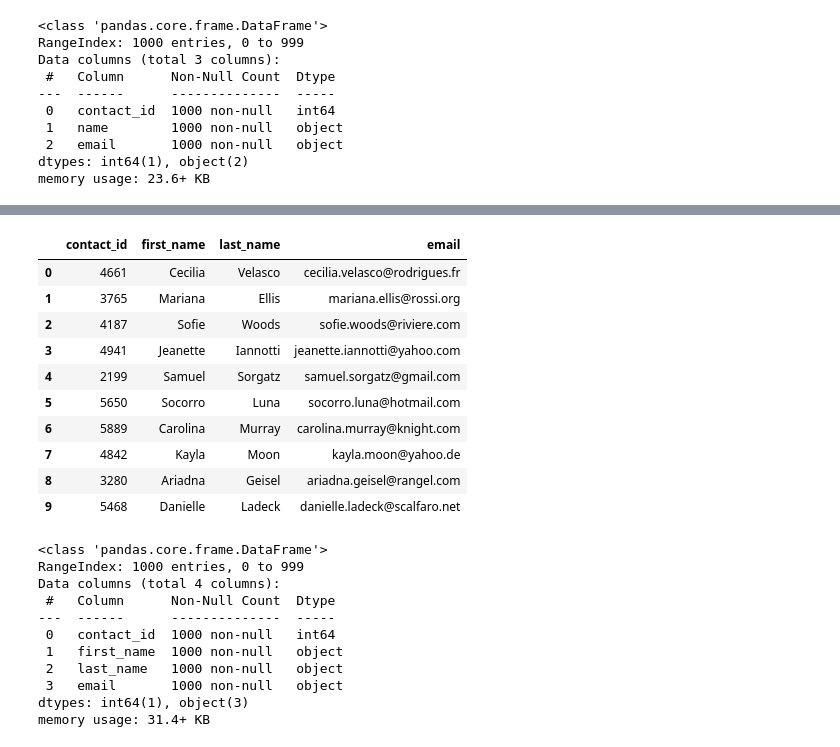
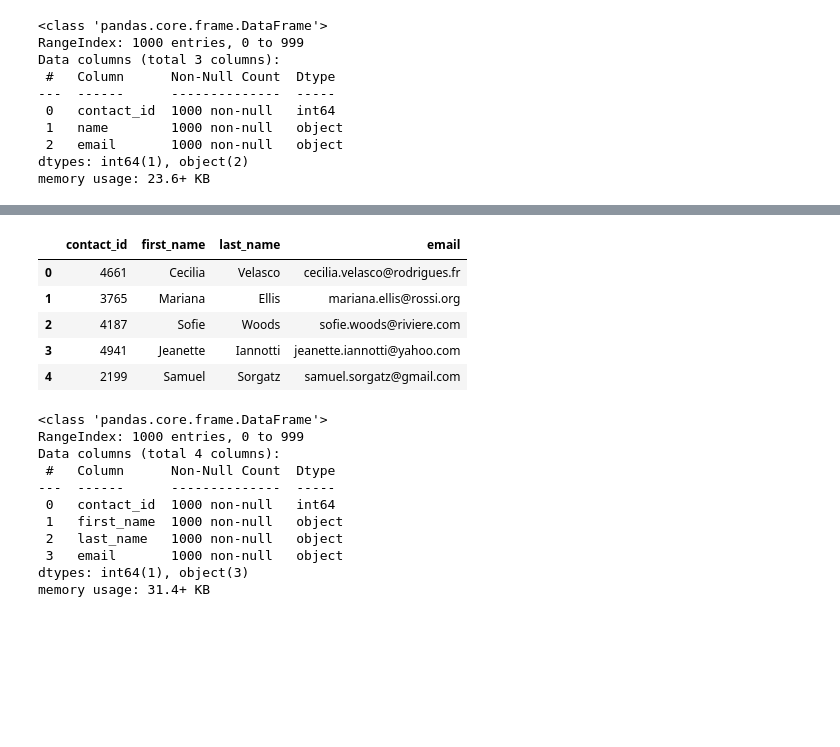
Before and after one commit to kristinaabramoff/Crowdfunding_ETL, a Jupyter notebook: ETL_Mini_Project_MSeifaddini_KAbramoff_LShimano, TGiang_FNguyen.ipynb, the cells around one changed output, grey strips where cells are left out. Saved outputs shown, nothing was run; the diff lists cells and outputs as text; code cells hidden in the pictures; blank space fills up the shorter version.

```diff
--- a/ETL_Mini_Project_MSeifaddini_KAbramoff_LShimano, TGiang_FNguyen.ipynb
+++ b/ETL_Mini_Project_MSeifaddini_KAbramoff_LShimano, TGiang_FNguyen.ipynb
@@ -308,6 +340,12 @@ Then export the DataFrame as a `contacts.csv` CSV file.
 # Iterate through the contact_info_df and convert each row to a dictionary.
 import json
 dict_values = []
+for i, row in contact_info_df[1:].iterrows():
+    data = row[0]
+    converted_data = json.loads(data)
+    row_values = [v for k, v in converted_data.items()]
+    dict_values.append(row_values)
+
 
 
 # Print out the list of values for each row.
@@ -317,6 +355,8 @@ print(dict_values)
 # %%
 # Create a contact_info DataFrame and add each list of values, i.e., each row
 # to the 'contact_id', 'name', 'email' columns.
+contact_info_df= pd.DataFrame(dict_values, columns=['contact_id', 'name', 'email'])
+contact_info_df.head()
 # %% [output]
 |  | contact_id | name | email |
 | 0 | 4661 | Cecilia Velasco | cecilia.velasco@rodrigues.fr |
@@ -339,6 +380,8 @@ dtypes: int64(1), object(2)
 memory usage: 23.6+ KB
 # %%
 # Create a "first"name" and "last_name" column with the first and last names from the "name" column.
-
+contact_info_df[['first_name','last_name']]= contact_info_df['name'].str.split(' ',expand=True)
+contact_info_df
 
 # Drop the contact_name column
+contact_info_df.drop(columns='name', inplace=True)
@@ -357,16 +388,13 @@ memory usage: 23.6+ KB
 # %%
 # Reorder the columns
+contacts_df_clean= contact_info_df[["contact_id", "first_name","last_name","email"]]
+contacts_df_clean.head()
 # %% [output]
 |  | contact_id | first_name | last_name | email |
 | 0 | 4661 | Cecilia | Velasco | cecilia.velasco@rodrigues.fr |
 | 1 | 3765 | Mariana | Ellis | mariana.ellis@rossi.org |
 | 2 | 4187 | Sofie | Woods | sofie.woods@riviere.com |
 | 3 | 4941 | Jeanette | Iannotti | jeanette.iannotti@yahoo.com |
 | 4 | 2199 | Samuel | Sorgatz | samuel.sorgatz@gmail.com |
-| 5 | 5650 | Socorro | Luna | socorro.luna@hotmail.com |
-| 6 | 5889 | Carolina | Murray | carolina.murray@knight.com |
-| 7 | 4842 | Kayla | Moon | kayla.moon@yahoo.de |
-| 8 | 3280 | Ariadna | Geisel | ariadna.geisel@rangel.com |
-| 9 | 5468 | Danielle | Ladeck | danielle.ladeck@scalfaro.net |
 # %%
 # Check the datatypes one more time before exporting as CSV file.
```
Also changed, not shown: parts of 14 cells of this notebook, 4 other files.
